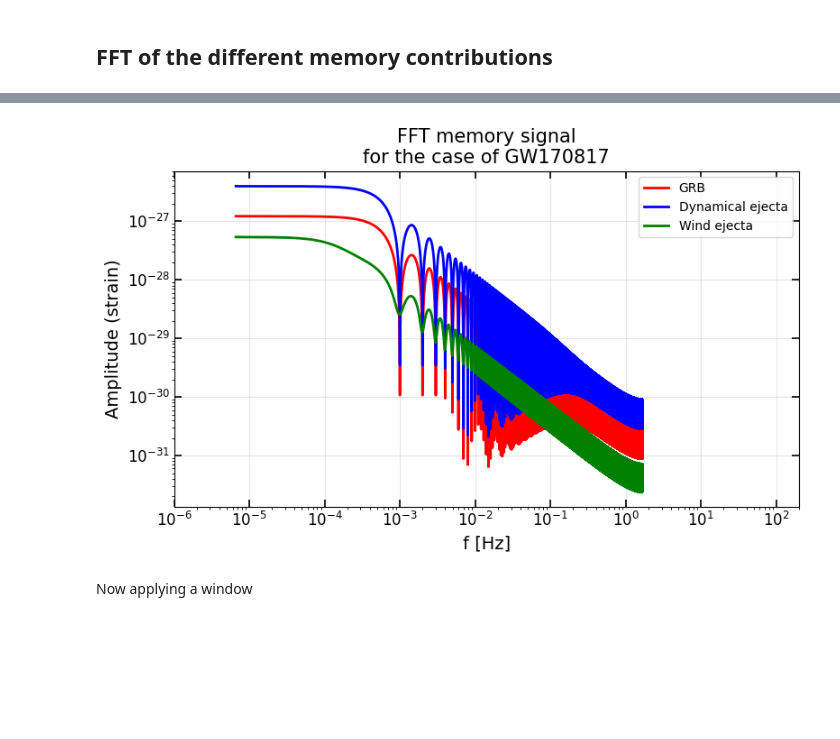
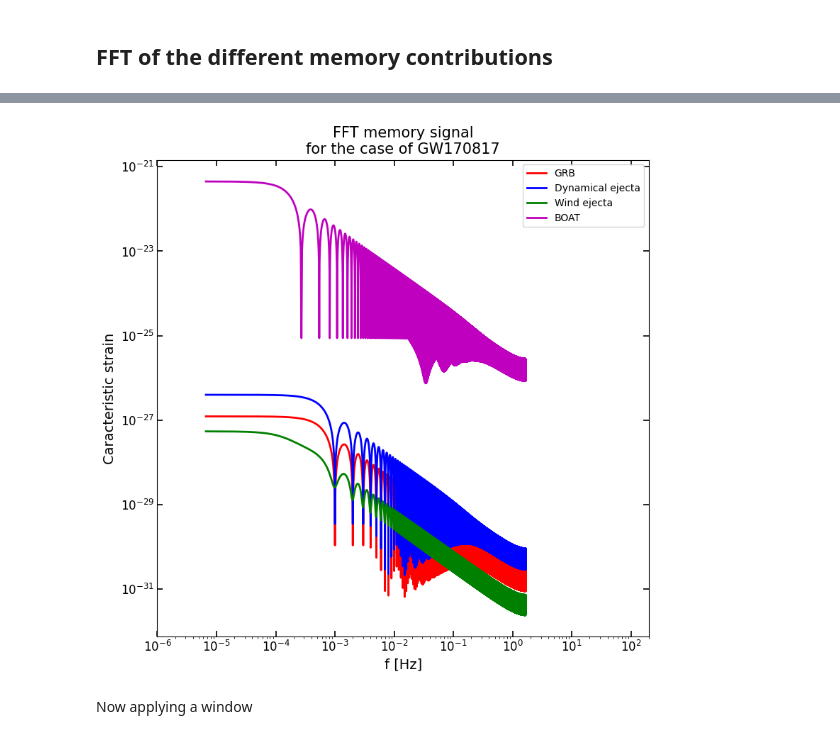
Before and after one commit to ThomasBastro/Memory_effect, a Jupyter notebook: Memory_Lopez/phenom_model.ipynb, the cells around one changed output, grey strips where cells are left out. Saved outputs shown, nothing was run; the diff lists cells and outputs as text; code cells hidden in the pictures; blank space fills up the shorter version.

```diff
--- a/Memory_Lopez/phenom_model.ipynb
+++ b/Memory_Lopez/phenom_model.ipynb
@@ -277,13 +295,15 @@ array([0.00000000e+00, 0.00000000e+00, 0.00000000e+00, ...,
 # %% [markdown]
 ## Test with different parameters for the GRB memory
 # %%
+from matplotlib.ticker import FixedLocator, LogLocator
 # test for a short low energetic GRB, short and higly energetic GRB, and a long GRB with low and high energy
 # we test 4 cases
 t = np.linspace(-5., 200., 500000) * 1e3  # ms
+r = 100 * 1e6  # 100 Mpc
 # short : 1s -- long: 100s
 end_grb = np.array([1, 100]) * 1e3 # s
 # low energy: 1e49 erg -- high energy: 1e52 erg
-energy = np.array([1e50, 1e52]) * erg_to_joule # erg
+energy = np.array([1e50, 1e52])  # erg
 theta = np.deg2rad(45)  # 45 degrees off axis - tradeoff between detectability and rate
 beta = 0.99  # ultrarelativistic jet
 tau_grb_ms = np.array([1, 10]) *1e3  # s
@@ -301,7 +321,7 @@ for e in energy:
             t, e, beta, theta, r, tau, start_grb, end, model='exponential', plot=False))
 
 # BOAT case
-E_j_boat = 1e55 * erg_to_joule  # https://iopscience.iop.org/article/10.3847/2041-8213/accf93/pdf brightest object
+E_j_boat = 1e55   # https://iopscience.iop.org/article/10.3847/2041-8213/accf93/pdf brightest object
 theta_boat = np.deg2rad(30)  # 30 degrees off axis
 beta_boat = 0.99  # ultrarelativistic jet
 tau_grb_boat_ms = 1  # ms
@@ -312,7 +332,7 @@ h_boat = up.phenom_memory_GRB(
 # Plot short GRBs (1s, low and high energy)
 
 # 170817 case
-E_j_170817 = 1e47 * erg_to_joule  # low luminosity of GRB170817A (https://arxiv.org/pdf/2006.02060)
+E_j_170817 = 1e47   # low luminosity of GRB170817A (https://arxiv.org/pdf/2006.02060)
 theta_170817 = np.deg2rad(30)  # 30 degrees off axis
 beta_170817 = 0.99  # ultrarelativistic jet
 tau_grb_170817_ms = 1  # ms
@@ -332,7 +352,7 @@ plt.xlim(-1, 200e3)  # focus on the first 200s
 plt.xscale('symlog', linthresh=10, linscale=1.0)
 
 plt.tick_params(axis='both', labelsize=12)
-from matplotlib.ticker import FixedLocator, LogLocator
+
 ax = plt.gca()
 ax.xaxis.set_major_locator(FixedLocator([0,10,100,1000,2000]))
 ax.xaxis.set_minor_locator(LogLocator(base=10, subs='auto'))
@@ -349,7 +369,7 @@ plt.xlim(-1, 200e3)  # focus on the first 200s
 plt.xscale('symlog', linthresh=10, linscale=1.0)
 
 plt.tick_params(axis='both', labelsize=12)
-from matplotlib.ticker import FixedLocator, LogLocator
+
 ax = plt.gca()
 ax.xaxis.set_major_locator(FixedLocator([0,10,100,1000,2000]))
 ax.xaxis.set_minor_locator(LogLocator(base=10, subs='auto'))
@@ -377,8 +397,8 @@ plt.show()
 plt.figure(figsize=(8, 5))
 for i in range(4):  # indices for short GRBs
     plt.plot(t, h_grb[i], label=cases[i]['label'], color=cases[i]['color'])
-plt.plot(t, h_boat, label='BOAT' + f'({end_grb_boat/1000:.0f}s)'+", high energy"+ f'({E_j_boat/erg_to_joule:.0e} erg)', color='magenta')
-plt.plot(t, h_170817, label='GRB170817A' + f'({end_grb_170817/1000:.0f}s)'+", low energy"+ f'({E_j_170817/erg_to_joule:.0e} erg)', color='black')
+plt.plot(t, h_boat, label='BOAT' + f'({end_grb_boat/1000:.0f}s)'+", high energy"+ f'({E_j_boat:.0e} erg)', color='magenta')
+plt.plot(t, h_170817, label='GRB170817A' + f'({end_grb_170817/1000:.0f}s)'+", low energy"+ f'({E_j_170817:.0e} erg)', color='black')
 plt.xlabel("t (ms)")
 plt.ylabel(r"$h(t)$")
 plt.title("GRB memory for different kind of GRBs")
@@ -403,38 +467,36 @@ plt.show()
 # %%
 # Let's generate different GRB memory and dynamical/wind ejecta memory
 
 t = np.linspace(-1., 150., 500000) * 1e3  # ms
 
-E_j = 1e50 * erg_to_joule  # low luminosity of GRB170817A (https://arxiv.org/pdf/2006.02060)
+E_j = 1e50   # low luminosity of GRB170817A (https://arxiv.org/pdf/2006.02060)
 theta = np.deg2rad(30)  # 30 degrees off axis
 beta = 0.99  # ultrarelativistic jet
 tau_grb_ms = 1  # ms
-start_grb, end_grb = 0, 2000 # end GRB at 2s, which is the duration of the associated sGRB ??
-# (seems long for the memory case, I would expect something more similar to the dynamical ejecta timescale)
-# Parameters for the combined memory from ejecta (dynamical + wind)
-M_ej_dyn = 0.5*1e-2 * MSUN_SI
-v_ej_dyn = 0.25 * C_SI
+start_grb, end_grb = 0, 2000
+M_ej_dyn = 0.5*1e-2
+v_ej_dyn = 0.25
 tau_dyn_ms = 1
 
-M_ej_wind = 0.01 * MSUN_SI
-v_ej_wind = 0.05 * C_SI
+M_ej_wind = 0.01
+v_ej_wind = 0.05
 tau_wind_ms = 1e3
-r = 100 * PC_SI * 1e6
+r = 100  * 1e6
 start_dyn, end_dyn = 0, 10
 start_wind, end_wind = 10, 10e3
 
 
 h_grb = up.phenom_memory_GRB(
     t, E_j, beta, theta, r, tau_grb_ms, start_grb, end_grb, model='exponential', plot=False)
 h_dyn = up.linear_memory_ejecta_masked(t, M_ej_dyn, v_ej_dyn, tau_dyn_ms, r, start_dyn, end_dyn, model='exponential')
 h_wind = up.linear_memory_ejecta_masked(t, M_ej_wind, v_ej_wind, tau_wind_ms, r, start_wind, end_wind, model='exponential')
 
 # FFT plot
-h_list = [h_grb, h_dyn, h_wind]
-labels = ['GRB', 'Dynamical ejecta', 'Wind ejecta']
+h_list = [h_grb, h_dyn, h_wind, h_boat]
+labels = ['GRB', 'Dynamical ejecta', 'Wind ejecta', 'BOAT']
 up.memory_fft_phenom(t, h_list, labels= labels, plot=True, show=True, add_info_title='for the case of GW170817')
 # %% [output]
-[figure, old version]
+[figure, new version]
 # %% [markdown]
 Now applying a window
 # %%
```
Also changed, not shown: parts of 27 cells of this notebook, 34 other files.
